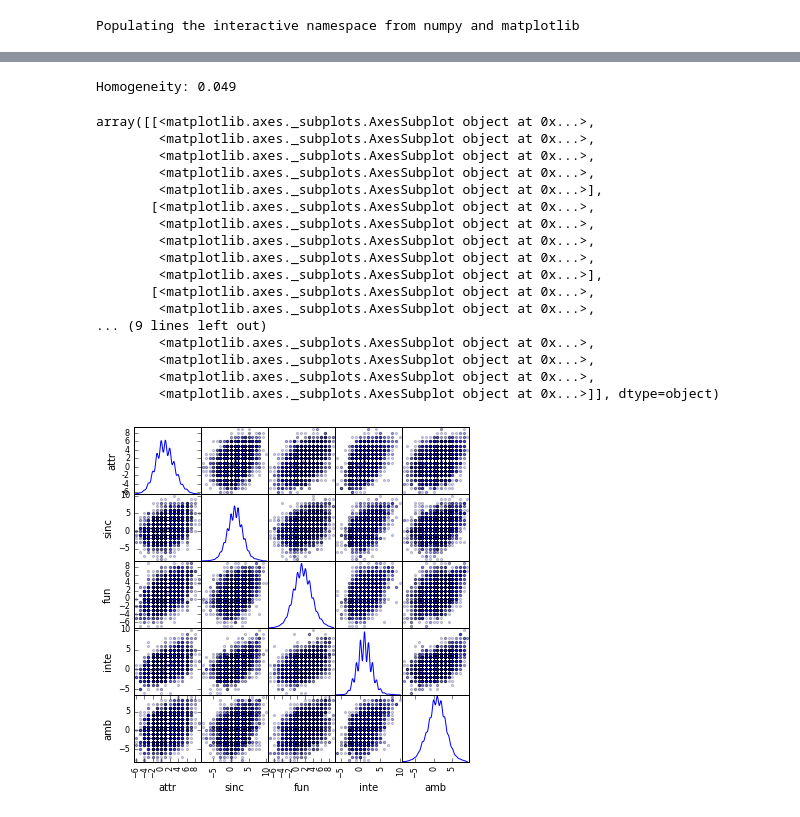
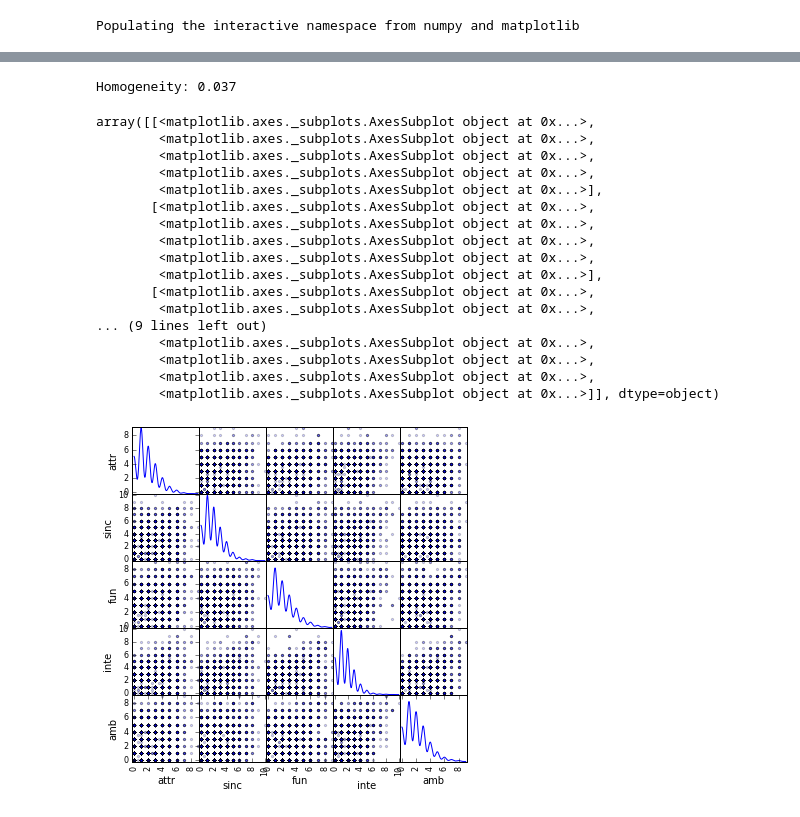
Before and after one commit to dovalioglu/MachineLearning, a Jupyter notebook: Decision Tree.ipynb, the cells around one changed output, grey strips where cells are left out. Drawn from its saved outputs; the diff is of its cells as text; code cells hidden in the pictures.

```diff
--- a/Decision Tree.ipynb
+++ b/Decision Tree.ipynb
@@ -150,11 +171,11 @@ mtrx = np.matrix(numpy.loadtxt(open("speed_dating_actual_data.csv","rU"),delimit
 # Creating our label vector
 labels = mtrx[:,0]
 # Creating our attribute vectors
-attr = np.subtract(mtrx[:,7], mtrx[:,1])
-sinc = np.subtract(mtrx[:,8], mtrx[:,2])
-fun = np.subtract(mtrx[:,9], mtrx[:,4])
-inte = np.subtract(mtrx[:,10], mtrx[:,3])
-amb = np.subtract(mtrx[:,11], mtrx[:,5])
+attr = np.absolute(np.subtract(mtrx[:,7], mtrx[:,1]))
+sinc = np.absolute(np.subtract(mtrx[:,8], mtrx[:,2]))
+fun = np.absolute(np.subtract(mtrx[:,9], mtrx[:,4]))
+inte = np.absolute(np.subtract(mtrx[:,10], mtrx[:,3]))
+amb = np.absolute(np.subtract(mtrx[:,11], mtrx[:,5]))
 # Implementing KMeans
 X = np.column_stack((attr, sinc, fun, inte, amb))
 kmeans = KMeans(n_clusters=2, random_state=0).fit(X)
@@ -171,20 +192,20 @@ WARNING: pylab import has clobbered these variables: ['sinc']
 `%matplotlib` prevents importing * from pylab and numpy
-Homogeneity: 0.049
+Homogeneity: 0.037
 array([[<matplotlib.axes._subplots.AxesSubplot object at 0x...>,
         <matplotlib.axes._subplots.AxesSubplot object at 0x...>,
         <matplotlib.axes._subplots.AxesSubplot object at 0x...>,
         <matplotlib.axes._subplots.AxesSubplot object at 0x...>,
         <matplotlib.axes._subplots.AxesSubplot object at 0x...>],
        [<matplotlib.axes._subplots.AxesSubplot object at 0x...>,
         <matplotlib.axes._subplots.AxesSubplot object at 0x...>,
         <matplotlib.axes._subplots.AxesSubplot object at 0x...>,
         <matplotlib.axes._subplots.AxesSubplot object at 0x...>,
         <matplotlib.axes._subplots.AxesSubplot object at 0x...>],
        [<matplotlib.axes._subplots.AxesSubplot object at 0x...>,
         <matplotlib.axes._subplots.AxesSubplot object at 0x...>,
 ... (9 lines left out)
         <matplotlib.axes._subplots.AxesSubplot object at 0x...>,
         <matplotlib.axes._subplots.AxesSubplot object at 0x...>,
         <matplotlib.axes._subplots.AxesSubplot object at 0x...>,
         <matplotlib.axes._subplots.AxesSubplot object at 0x...>]], dtype=object)
-[figure, old version]
+[figure, new version]
```
Also changed, not shown: parts of 5 cells of this notebook, 3 other files.
